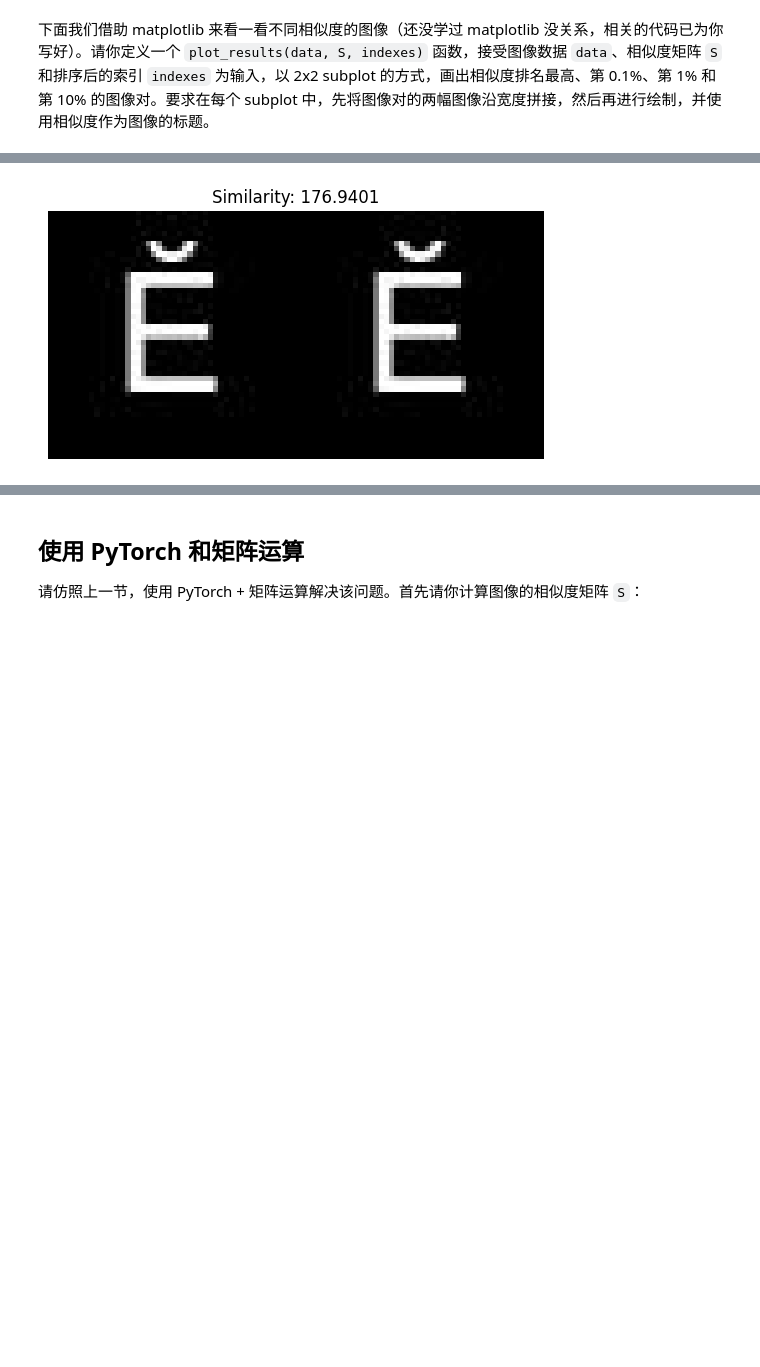
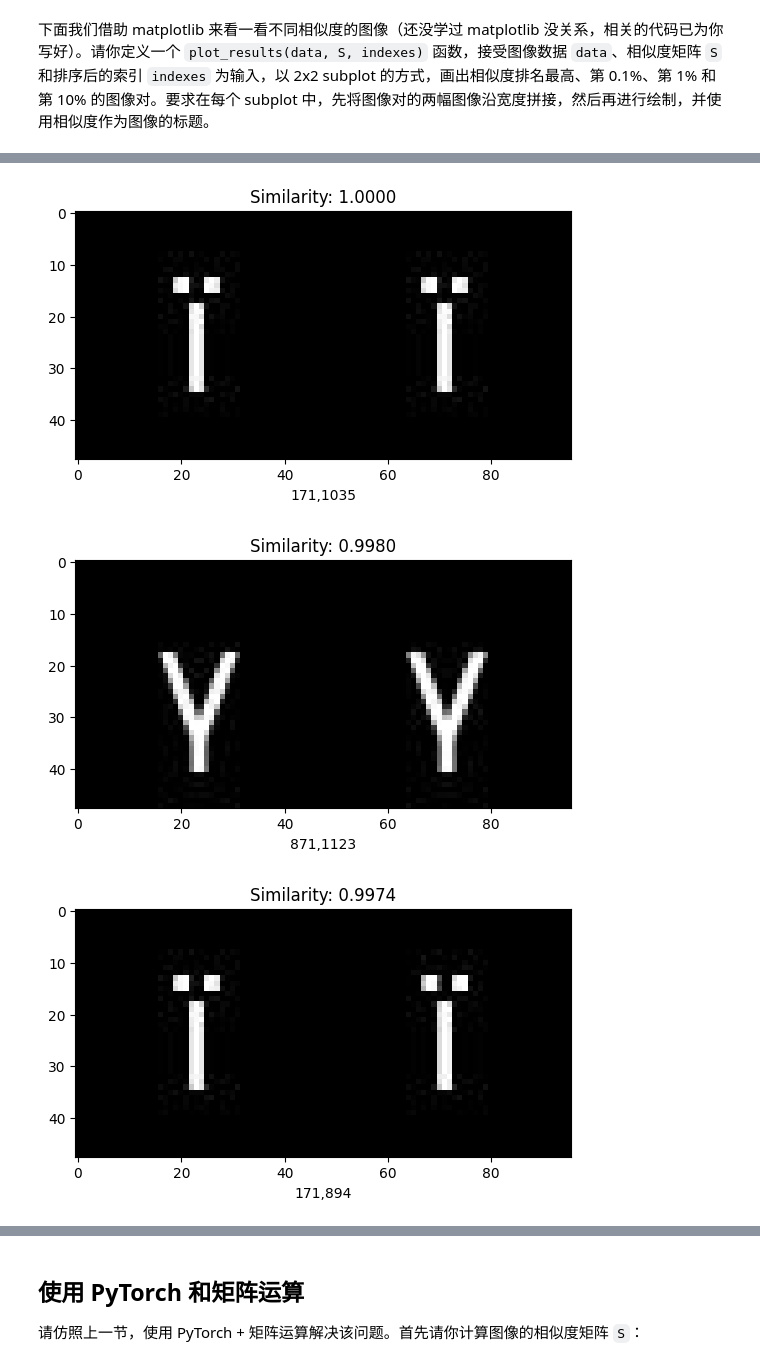
Before and after one commit to Lucas-Song-zero/Python_TsinghuaEE_FirstYearWinterVAC_lessons, a Jupyter notebook: project1.ipynb, the cells around one changed output, grey strips where cells are left out. Saved outputs shown, nothing was run; the diff lists cells and outputs as text; code cells hidden in the pictures; blank space fills up the shorter version.

```diff
--- a/project1.ipynb
+++ b/project1.ipynb
@@ -103,9 +106,9 @@ $$
 # >>> TODO
 Y = np.array([np.ravel(data[i][1].astype(np.float32)/255) for i in range(len(data))])
 W = Y @ Y.T
-temp_N = np.array([np.linalg.norm(img) for img in Y])
-N = temp_N @ temp_N.T
-S = W   #其实是否除N没有特别大的意义，因为已经把每个图片各分量归一化了，个人感觉除N之后反而可能会导致比较精度下降
+N = np.array([[np.linalg.norm(Y[i])] for i in range(len(Y))])
+N = N @ N.T  #获得一个矩阵
+S = W/N  #逐元素相除
 # <<< TODO
 print(len(W))
 # %% [output]
@@ -145,13 +149,17 @@ plot_results(data, S, indexes)
 # %%
 # 根据指定的相似度排名显示图片
 def plot_simi_search(data,S,indexes,place):
     fig,axs=plt.subplots(1,1)
     img_pair_x,img_pair_y = indexes[place]
     similarity = S[img_pair_x,img_pair_y]
     img = np.concatenate((data[img_pair_x][1],data[img_pair_y][1]),axis=1)
     axs.imshow(img,cmap='gray')
     axs.set_title(f'Similarity: {similarity:.4f}')
-    axs.axis('off')
-plot_simi_search(data,S,indexes,101)
+    axs.axis('on')
+    axs.set_xlabel(f"{img_pair_x},{img_pair_y}")  #设置x轴的标题
+for i in range(1,10):
+    plot_simi_search(data,S,indexes,i*15+100)
 # %% [output]
-[figure, old version]
+[figure, new version]
+[figure, added]
+[figure, added]
```
Also changed, not shown: parts of 12 cells of this notebook, 8 other files.
